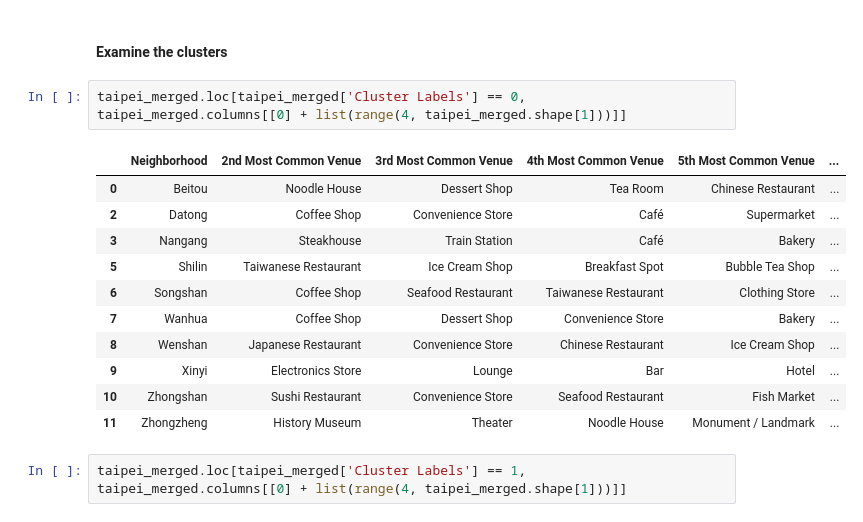
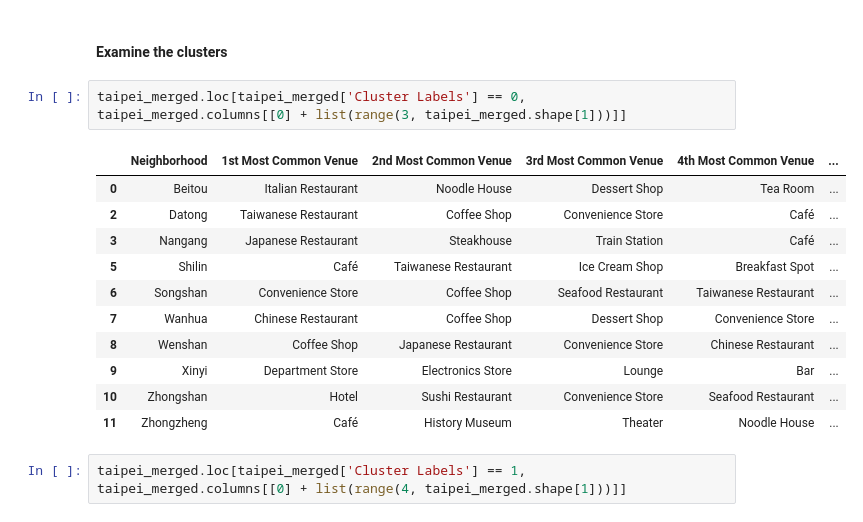
Before and after one commit to lawrence2308/Coursera_Capstone, a Jupyter notebook: Capstone Project - The Battle of Neighborhoods.ipynb, the cells around one changed output. Cells and saved outputs as stored; diff of their text form.

```diff
--- a/Capstone Project - The Battle of Neighborhoods.ipynb
+++ b/Capstone Project - The Battle of Neighborhoods.ipynb
@@ -378,19 +378,19 @@ map_clusters
 # %% [markdown]
 #### Examine the clusters
 # %%
-taipei_merged.loc[taipei_merged['Cluster Labels'] == 0, taipei_merged.columns[[0] + list(range(4, taipei_merged.shape[1]))]]
+taipei_merged.loc[taipei_merged['Cluster Labels'] == 0, taipei_merged.columns[[0] + list(range(3, taipei_merged.shape[1]))]]
 # %% [output]
-|  | Neighborhood | 2nd Most Common Venue | 3rd Most Common Venue | 4th Most Common Venue | 5th Most Common Venue | ... |
-| 0 | Beitou | Noodle House | Dessert Shop | Tea Room | Chinese Restaurant | ... |
-| 2 | Datong | Coffee Shop | Convenience Store | Café | Supermarket | ... |
-| 3 | Nangang | Steakhouse | Train Station | Café | Bakery | ... |
-| 5 | Shilin | Taiwanese Restaurant | Ice Cream Shop | Breakfast Spot | Bubble Tea Shop | ... |
-| 6 | Songshan | Coffee Shop | Seafood Restaurant | Taiwanese Restaurant | Clothing Store | ... |
-| 7 | Wanhua | Coffee Shop | Dessert Shop | Convenience Store | Bakery | ... |
-| 8 | Wenshan | Japanese Restaurant | Convenience Store | Chinese Restaurant | Ice Cream Shop | ... |
-| 9 | Xinyi | Electronics Store | Lounge | Bar | Hotel | ... |
-| 10 | Zhongshan | Sushi Restaurant | Convenience Store | Seafood Restaurant | Fish Market | ... |
-| 11 | Zhongzheng | History Museum | Theater | Noodle House | Monument / Landmark | ... |
+|  | Neighborhood | 1st Most Common Venue | 2nd Most Common Venue | 3rd Most Common Venue | 4th Most Common Venue | ... |
+| 0 | Beitou | Italian Restaurant | Noodle House | Dessert Shop | Tea Room | ... |
+| 2 | Datong | Taiwanese Restaurant | Coffee Shop | Convenience Store | Café | ... |
+| 3 | Nangang | Japanese Restaurant | Steakhouse | Train Station | Café | ... |
+| 5 | Shilin | Café | Taiwanese Restaurant | Ice Cream Shop | Breakfast Spot | ... |
+| 6 | Songshan | Convenience Store | Coffee Shop | Seafood Restaurant | Taiwanese Restaurant | ... |
+| 7 | Wanhua | Chinese Restaurant | Coffee Shop | Dessert Shop | Convenience Store | ... |
+| 8 | Wenshan | Coffee Shop | Japanese Restaurant | Convenience Store | Chinese Restaurant | ... |
+| 9 | Xinyi | Department Store | Electronics Store | Lounge | Bar | ... |
+| 10 | Zhongshan | Hotel | Sushi Restaurant | Convenience Store | Seafood Restaurant | ... |
+| 11 | Zhongzheng | Café | History Museum | Theater | Noodle House | ... |
 # %%
 taipei_merged.loc[taipei_merged['Cluster Labels'] == 1, taipei_merged.columns[[0] + list(range(4, taipei_merged.shape[1]))]]
 # %% [output]
```
Also changed, not shown: parts of 2 cells of this notebook, 2 other files.
